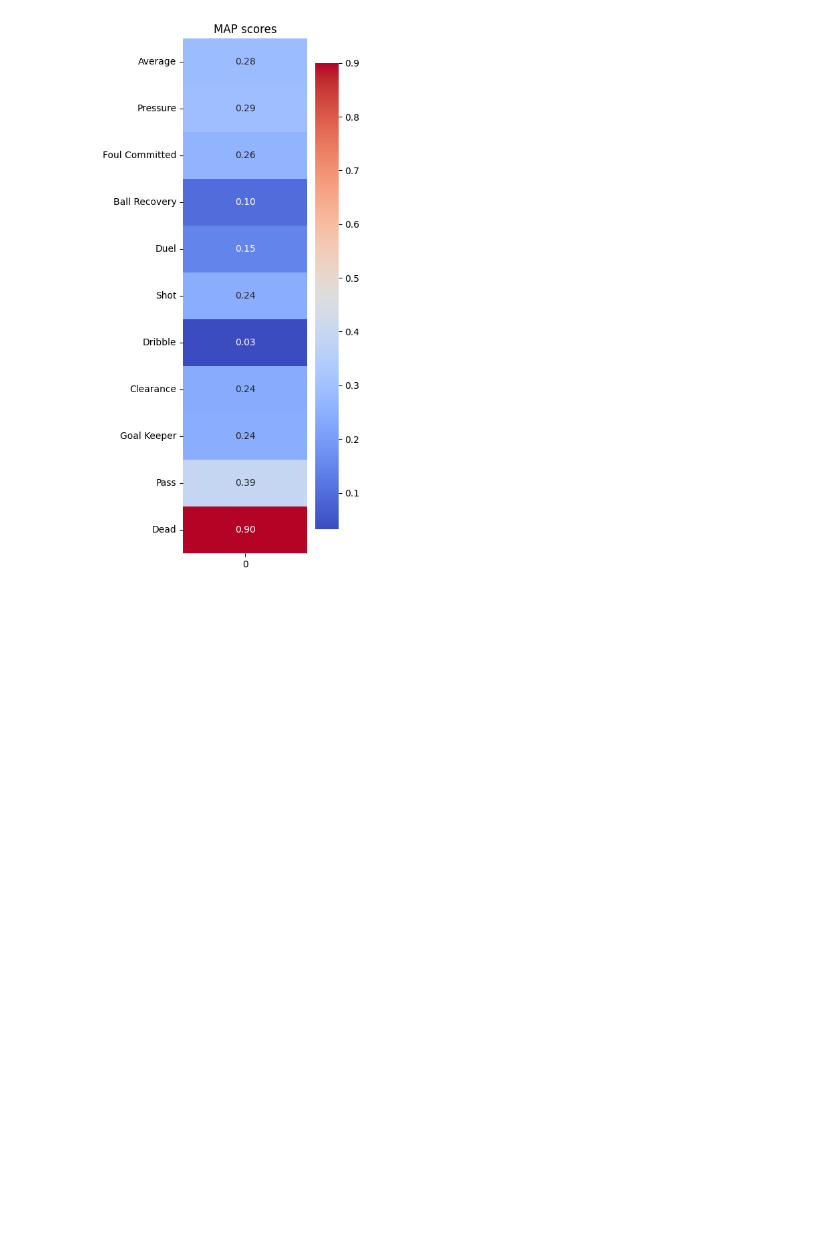
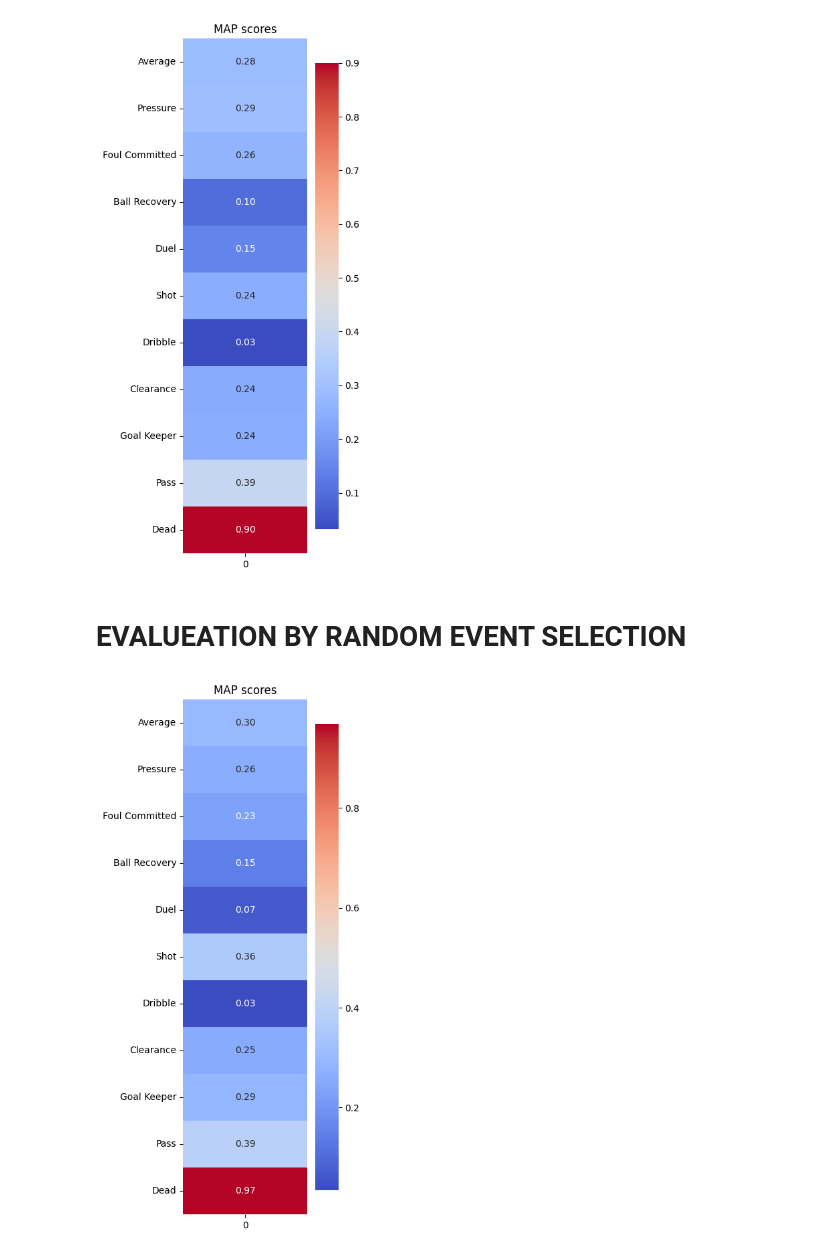
Before and after one commit to Ziolo1999/GNNsFootballEventSpotting, a Jupyter notebook: Code2/notebooks/backbone_GCN.ipynb, the cells around one changed output. Cells and saved outputs as stored; diff of their text form; code cells hidden in the pictures; blank space fills up the shorter version.

Commit message:
Evaluation dev

```diff
--- a/Code2/notebooks/backbone_GCN.ipynb
+++ b/Code2/notebooks/backbone_GCN.ipynb
@@ -409,3 +408,35 @@ plt.title("MAP scores")
 plt.show()
 # %% [output]
 [figure]
+# %% [markdown]
+# EVALUEATION BY RANDOM EVENT SELECTION
+# %%
+from modules.Evaluation import Evaluator
+
+
+args = Args
+args.chunks_per_epoch = 320
+args.max_epochs = 1
+
+collate_fn = collateGCN
+
+test_dataset = CALFData(split="validate", args=args)
+test_loader = torch.utils.data.DataLoader(test_dataset,
+            batch_size=args.batch_size, shuffle=True, collate_fn=collate_fn)
+
+model_path = "models/spotting_unfrozen_GCN.pth.tar"
+model = torch.load(model_path)
+
+evaluator = Evaluator(args, model, test_loader, calibrate=True)
+map_score = evaluator.calculate_map().reshape(-1,1)
+
+cols = ["Average"] + list(event_enc.keys())
+
+fig = plt.figure(figsize=(3,10))
+ax = sns.heatmap(map_score, annot=True, cmap="coolwarm", fmt=".2f", xticklabels=True, yticklabels=True)
+ax.set_yticklabels(cols, rotation=0)
+
+plt.title("MAP scores")
+plt.show()
+# %% [output]
+[figure, added]
```
Also changed, not shown: parts of 15 cells of this notebook, 30 other files.
